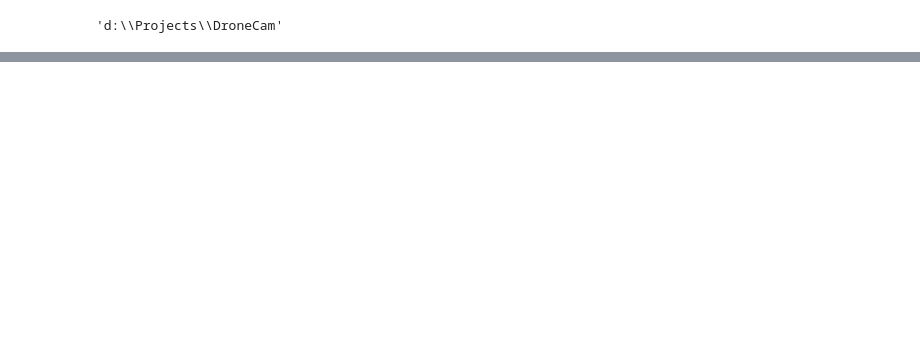
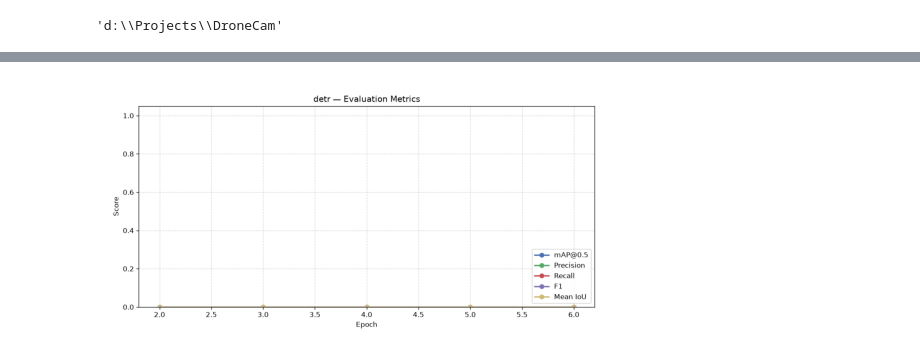
Before and after one commit to Prototype721/DroneCam, a Jupyter notebook: notebooks/exploration.ipynb, the cells around one changed output, grey strips where cells are left out. Saved outputs shown, nothing was run; the diff lists cells and outputs as text; code cells hidden in the pictures; blank space fills up the shorter version.

```diff
--- a/notebooks/exploration.ipynb
+++ b/notebooks/exploration.ipynb
@@ -43,0 +31,7 @@ from detr.models.detr import SetCriterion
+# %%
+img = mpimg.imread("results/plots/detr_metrics.png")
+plt.imshow(img)
+plt.axis('off')
+plt.show()
+# %% [output]
+[figure, added]
```
Also changed, not shown: parts of 13 cells of this notebook.
